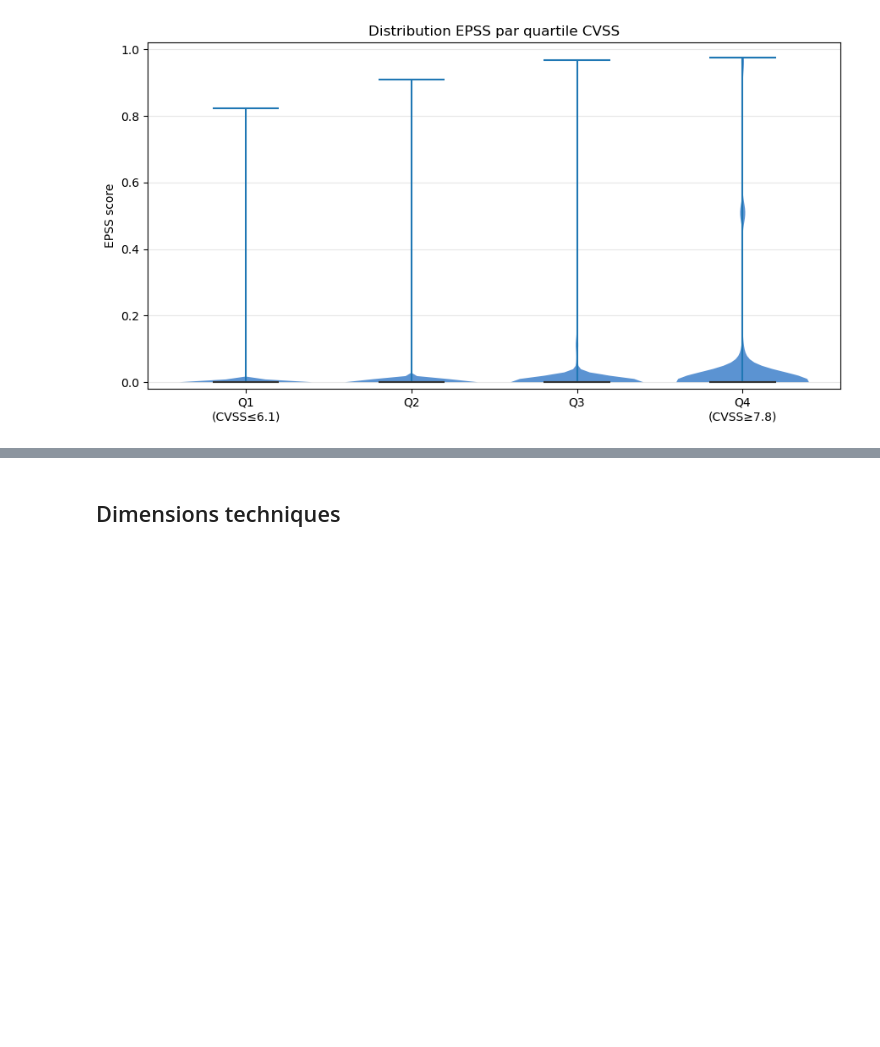
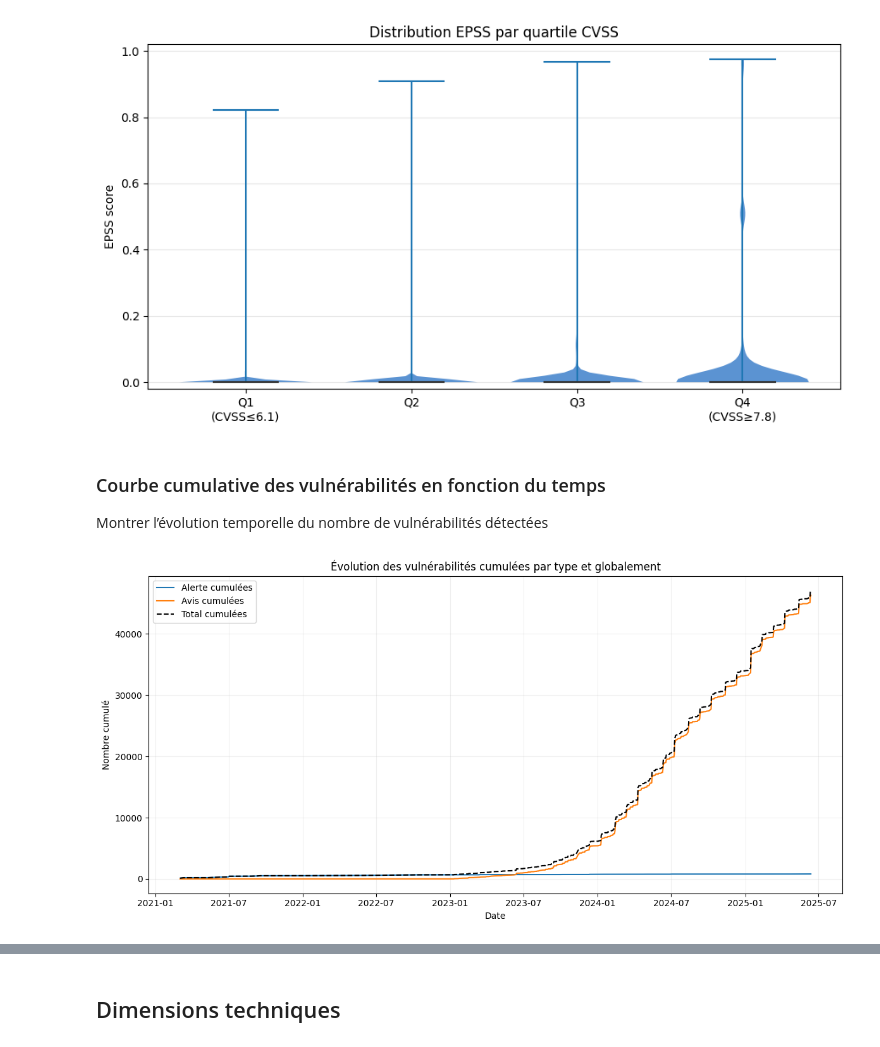
Before and after one commit to DorDNS/AtelierDS_PRJ, a Jupyter notebook: notebooks/analysis.ipynb, the cells around one changed output, grey strips where cells are left out. Drawn from its saved outputs; the diff is of its cells as text; code cells hidden in the pictures; blank space fills up the shorter version.

Commit message:
Ajout de graphes

```diff
--- a/notebooks/analysis.ipynb
+++ b/notebooks/analysis.ipynb
@@ -186,3 +186,40 @@ plt.tight_layout()
 plt.show()
 # %% [output]
 [figure]
+# %% [markdown]
+### Courbe cumulative des vulnérabilités en fonction du temps
+
+Montrer l’évolution temporelle du nombre de vulnérabilités détectées
+# %%
+plt.figure(figsize=(12, 6))
+
+# Regrouper par date et compter les vulnérabilités cumulées pour chaque type
+vulnerabilites_cumulatives_par_type = df.groupby(["date", "type"]).size().unstack(fill_value=0).cumsum()
+
+# Tracer les courbes cumulées par type
+for col in vulnerabilites_cumulatives_par_type.columns:
+    plt.plot(
+        vulnerabilites_cumulatives_par_type.index,
+        vulnerabilites_cumulatives_par_type[col],
+        label=f"{col.capitalize()} cumulées"
+    )
+
+# Tracer la courbe cumulée globale
+vulnerabilites_cumulatives_totales = df.groupby("date").size().cumsum()
+plt.plot(
+    vulnerabilites_cumulatives_totales.index,
+    vulnerabilites_cumulatives_totales.values,
+    color="black",
+    linestyle="--",
+    label="Total cumulées"
+)
+
+plt.xlabel("Date")
+plt.ylabel("Nombre cumulé")
+plt.title("Évolution des vulnérabilités cumulées par type et globalement")
+plt.legend()
+plt.grid(alpha=0.2)
+plt.tight_layout()
+plt.show()
+# %% [output]
+[figure, added]
```
Also changed, not shown: parts of 12 cells of this notebook.
